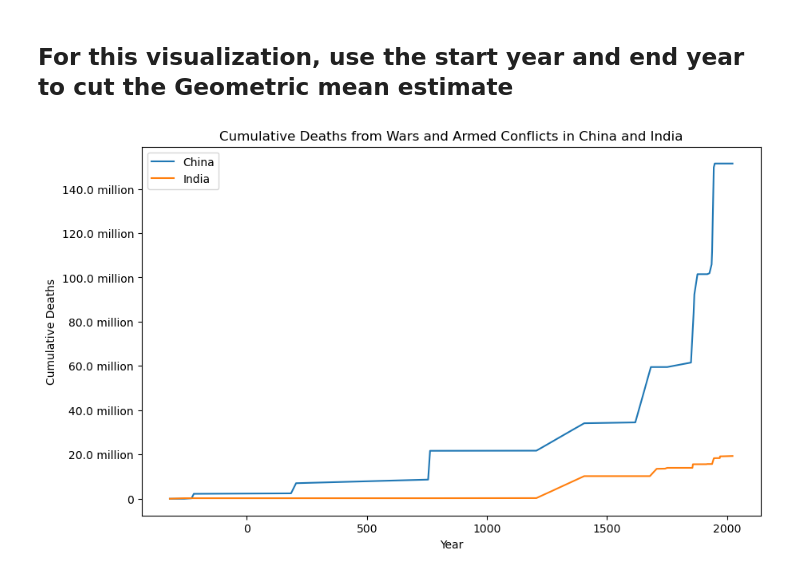
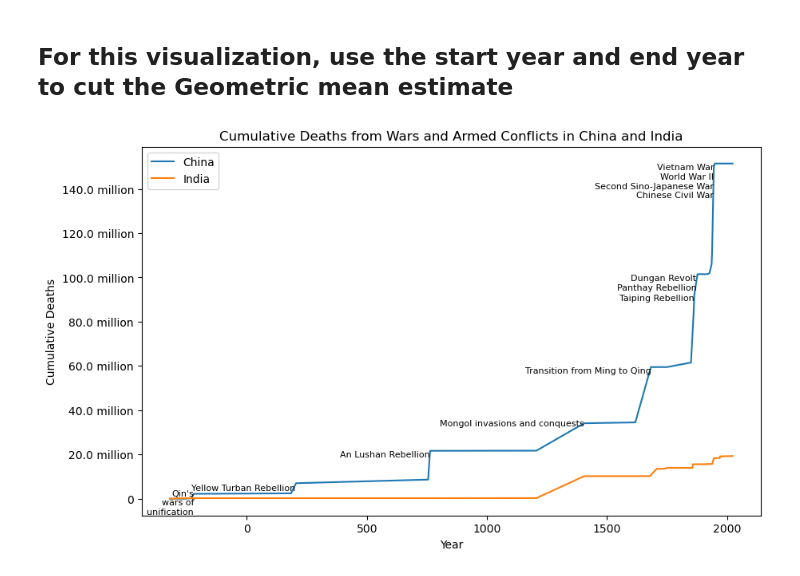
Before and after one commit to dbabbitt/StatsByCountry, a Jupyter notebook: lineplots/Visualize a Timeline of India vs China Wars and Armed Conflicts.ipynb, the cells around one changed output. Saved outputs shown, nothing was run; the diff lists cells and outputs as text; code cells hidden in the pictures.

```diff
--- a/lineplots/Visualize a Timeline of India vs China Wars and Armed Conflicts.ipynb
+++ b/lineplots/Visualize a Timeline of India vs China Wars and Armed Conflicts.ipynb
@@ -151,22 +152,39 @@ india_cumuls_list = pd.Series([india_tuple[1] for india_tuple in india_cumuls_li
 # %%
 
 fig, ax = plt.subplots(figsize=(10, 6))
 ax.plot(china_years_list, china_cumuls_list, label='China')
 ax.plot(india_years_list, india_cumuls_list, label='India')
 
 ax.set_xlabel('Year')
 
 # Humanize y tick labels
 plt.ylabel('Cumulative Deaths')
 yticklabels_list = []
 for text_obj in ax.get_yticklabels():
     text_obj.set_text(humanize.intword(int(text_obj.get_position()[1])))
     yticklabels_list.append(text_obj)
 ax.set_yticklabels(yticklabels_list)
 
+# Add the annotations for the peaks
+annotations_list = [
+    ("Qin's\nwars of\nunification", -221, 4222220),
+    ('Yellow Turban Rebellion', 203, 6586560),
+    ('An Lushan Rebellion', 763, 21647994),
+    ('Mongol invasions and conquests', 1405, 35894774),
+    ('Transition from Ming to Qing', 1683, 59500384),
+    ('Taiping Rebellion', 1864, 92304403),
+    ('Dungan Revolt\nPanthay Rebellion', 1873, 101472507),
+    ('Vietnam War\nWorld War II\nSecond Sino-Japanese War\nChinese Civil War', 1945, 151469902),
+]
+for annotation_tuple in annotations_list:
+    label = annotation_tuple[0]
+    x = annotation_tuple[1]
+    y = annotation_tuple[2]
+    annotation = plt.annotate(label, xy=(x, y), xytext=(x, y+1000), xycoords='data', ha='right', va='top', fontsize=8);
+
 ax.set_title('Cumulative Deaths from Wars and Armed Conflicts in China and India')
 ax.legend()
 
 plt.show()
 # %% [output]
-[figure, old version]
+[figure, new version]
```
Also changed, not shown: parts of 2 cells of this notebook, 2 other files.
